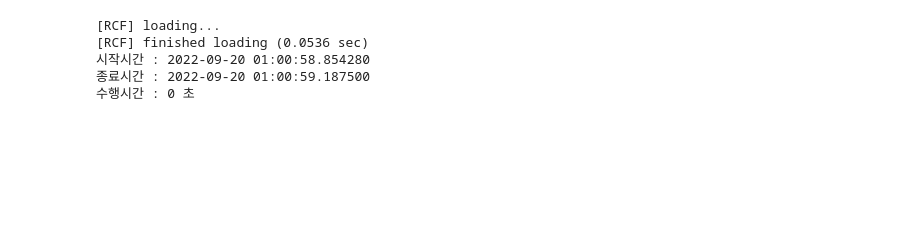
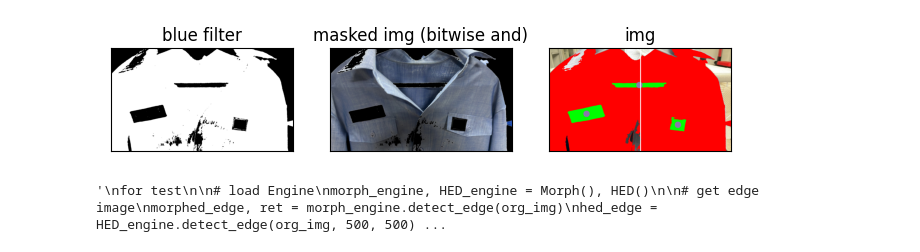
Before and after one commit to OmilZomil-OSAM-Hackathon-2022/OmilZomil-NAVYeffect, a Jupyter notebook: AI(BE)/main.ipynb, the cells around one changed output. Cells and saved outputs as stored; diff of their text form; code cells hidden in the pictures; blank space fills up the shorter version.

```diff
--- a/AI(BE)/main.ipynb
+++ b/AI(BE)/main.ipynb
@@ -11,0 +8,16 @@ org_img = cv2.imread('image/full_navy_01.jpg', cv2.IMREAD_COLOR)
+# %%
+org_img = cv2.imread('image/navy_02.jpg', cv2.IMREAD_COLOR)
+
+# load Engine
+morph_engine, HED_engine = Morph(), HED()
+
+# get edge image
+morphed_edge, ret = morph_engine.detect_edge(org_img)
+hed_edge = HED_engine.detect_edge(org_img, 500, 500)
+# _, mixed = morph_engine.detect_edge(hed_edge, isEdge=True)
+
+cv2.imwrite('./res/res01.jpg', morphed_edge)
+cv2.imwrite('./res/res02.jpg', hed_edge)
+cv2.imwrite('./res/res03.jpg', ret)
+# show
+plt_imshow(["morphed", "HED", "morphed ret"], [morphed_edge, hed_edge, ret])
@@ -12,4 +42,12 @@ org_img = cv2.imread('image/full_navy_01.jpg', cv2.IMREAD_COLOR)
+# %%
+checkNavyServiceUniform(org_img)
+# checkFullDressUniform(org_img)
+# %% [output]
+[figure, added]
 # %%
+'''
+for test
+
 # load Engine
 morph_engine, HED_engine = Morph(), HED()
 
@@ -19,12 +57,14 @@ hed_edge = HED_engine.detect_edge(org_img, 500, 500)
 # _, mixed = morph_engine.detect_edge(hed_edge, isEdge=True)
 
 # show
-# plt_imshow(["morphed", "HED", "morphed ret"], [morphed_edge, hed_edge, ret])
-# plt_imshow(["morphed", "HED", "morphed ret", "mixed"], [morphed_edge, hed_edge, ret, mixed])
+plt_imshow(["morphed", "HED", "morphed ret"], [morphed_edge, hed_edge, ret])
 # plt_imshow(["morphed", "HED", "mixed"], [morphed_edge, hed_edge, mixed])
+
+~~~
+
+# dst = cv2.bitwise_or(morphed_edge, hed_edge)
+# ndst = cv2.bitwise_not(dst)
+# plt_imshow(['dst', 'ndst'], [dst, ndst])
+'''
 # %% [output]
-[RCF] loading...
-[RCF] finished loading (0.0536 sec)
-시작시간 : 2022-09-20 01:00:58.854280
-종료시간 : 2022-09-20 01:00:59.187500
-수행시간 : 0 초
+'\nfor test\n\n# load Engine\nmorph_engine, HED_engine = Morph(), HED()\n\n# get edge image\nmorphed_edge, ret = morph_engine.detect_edge(org_img)\nhed_edge = HED_engine.detect_edge(org_img, 500, 500) ...
```
Also changed, not shown: parts of 7 cells of this notebook, 2 other files.
